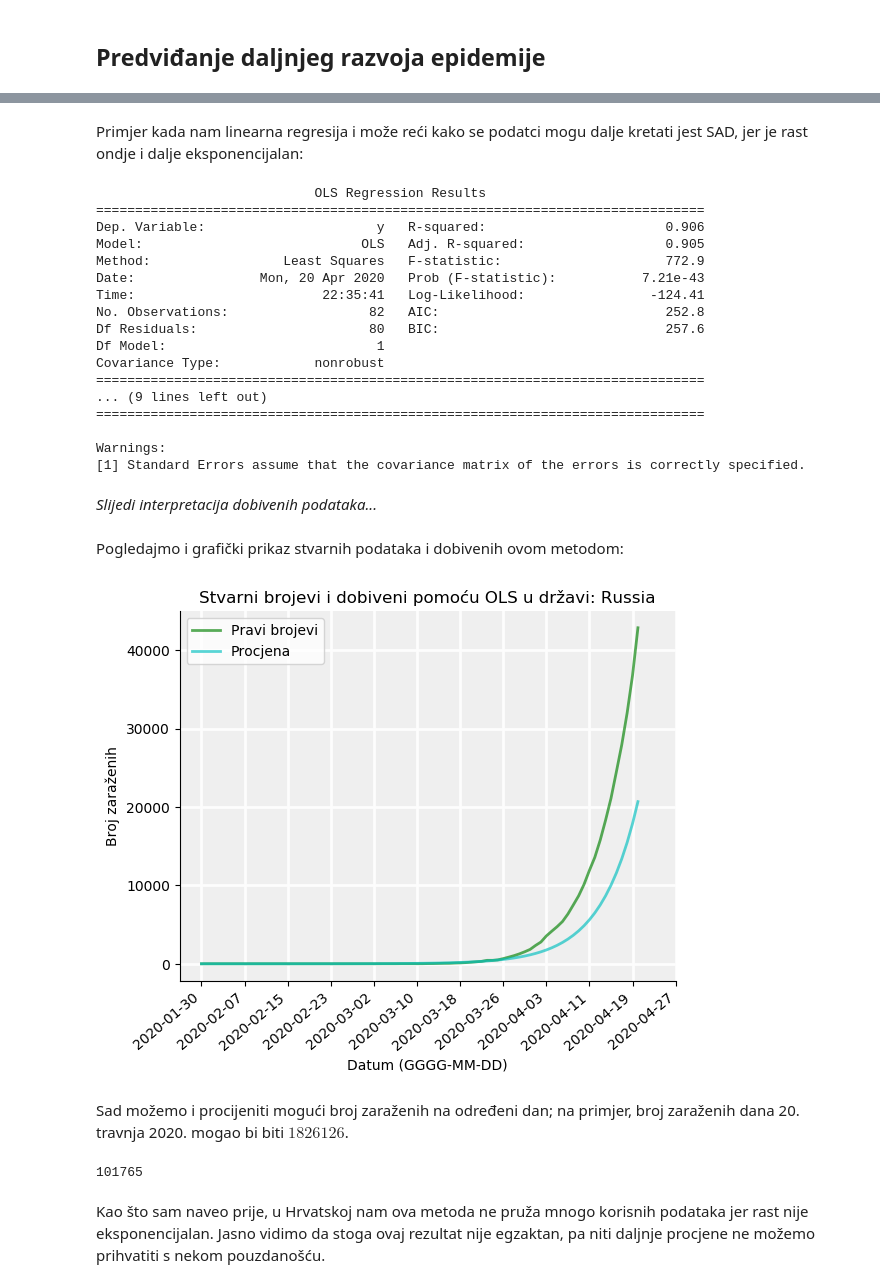
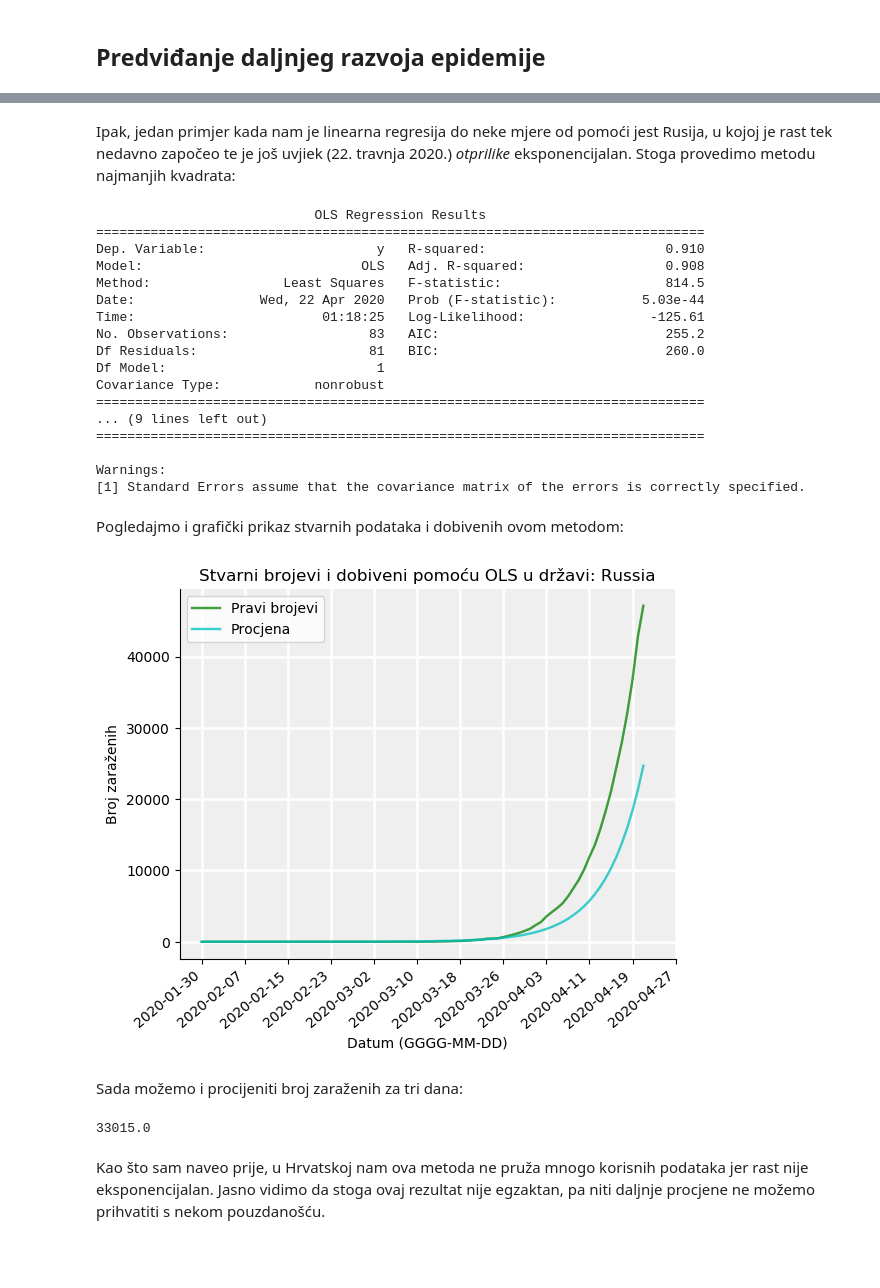
Before and after one commit to dominikmik195/mat_soft, a Jupyter notebook: corona_formal.ipynb, the cells around one changed output, grey strips where cells are left out. Cells and saved outputs as stored; diff of their text form; code cells hidden in the pictures; blank space fills up the shorter version.

Commit message:
Skoro gotovo
Detaljno uređivanje teksta i davanje smisla eseju. Zaokruživanje priče.
Male promjene u kodu, prilagodbe.
Dodavanje nekoliko slika.
Update podataka.

```diff
--- a/corona_formal.ipynb
+++ b/corona_formal.ipynb
@@ -8,0 +11,14 @@ Par činjenica unijeti, ne previše, ali ipak da znamo što je.
+# %%
+import matplotlib.pyplot as plt
+plt.rcParams['figure.max_open_warning'] = 250
+%matplotlib agg
+
+nazivi = {0:'Model koronavirusa', 1:'Cibetka', 2:'korona_model.jpg', 3:'cibetka.jpg'}
+
+fig1, ax1 = plt.subplots(1, 2, figsize=(10,3))
+for i in range(0, 2):
+    fig1.axes[i].get_xaxis().set_visible(False)
+    fig1.axes[i].get_yaxis().set_visible(False)
+    ax1[i].set_title(nazivi[i])
+    ax1[i].imshow(plt.imread(nazivi[i+2]), aspect='auto')
+fig1
@@ -30,10 +48,7 @@ import numpy as np
 import pandas as pd
 import requests
 
-url = 'https://opendata.ecdc.europa.eu/covid19/casedistribution/csv'
-file = requests.get(url)
-open('podatci.csv', 'wb').write(file.content)
-data = pd.read_csv('podatci.csv', encoding='utf-8')
+data = pd.read_csv('preuzmi.csv', encoding='utf-8')
 data = data.rename(columns={'dateRep': 'Date', 'cases': 'Cases', 'deaths': 'Deaths', 'countriesAndTerritories': 'Country', 'popData2018': 'Population'})
 data['Date'] = pd.to_datetime(dict(year=data['year'], month=data['month'], day=data['day']))
 del data['day'], data['month'], data['year'], data['geoId'], data['countryterritoryCode']
@@ -209,8 +242,8 @@ def podatci_graf_regresija(država):
     dates2 = np.array([base + np.timedelta64(i*n, 'D') for i in range (0, 12)])
     #također ne želimo da nam se prikaže apsolutno svaki datum jer je to nepregledno
     fig, ax = plt.subplots()
-    ax.plot(dates[broj_dana:], lista_dnevno_stanje(država, 'Cases')[broj_dana:], alpha=0.65, lw=2, c='g', label='Pravi brojevi')
-    ax.plot(dates[broj_dana:], np.vectorize(funkcija)(brojač_dana), alpha=0.65, c='c', lw=2, label='Procjena')
+    ax.plot(dates[broj_dana:], lista_dnevno_stanje(država, 'Cases')[broj_dana:], alpha=0.75, lw=1.75, c='g', label='Pravi brojevi')
+    ax.plot(dates[broj_dana:], np.vectorize(funkcija)(brojač_dana), alpha=0.75, c='c', lw=1.75, label='Procjena')
     plt.xticks(rotation=40, ha='right')
     for spine in ('top', 'right'):
         ax.spines[spine].set_visible(False)
@@ -222,21 +255,21 @@ def podatci_graf_regresija(država):
     ax.legend(loc = 'best')
     ax.grid(b=True, which='major', c='#fdfdfd', lw=2, ls='-')
     return [fig, funkcija]
-# %% [markdown]
-Primjer kada nam linearna regresija i može reći kako se podatci mogu dalje kretati jest SAD, jer je rast ondje i dalje eksponencijalan:
+# %% [markdown]
+Ipak, jedan primjer kada nam je linearna regresija do neke mjere od pomoći jest Rusija, u kojoj je rast tek nedavno započeo te je još uvjiek (22. travnja 2020.) <i>otprilike</i> eksponencijalan. Stoga provedimo metodu najmanjih kvadrata:
 # %%
-podatci_SAD = podatci_graf_regresija('Russia')
-funkcija_SAD = podatci_SAD[1]
+podatci = podatci_graf_regresija('Russia')
+funkcija = podatci[1]
 # %% [output]
                             OLS Regression Results
 ==============================================================================
-Dep. Variable:                      y   R-squared:                       0.906
-Model:                            OLS   Adj. R-squared:                  0.905
-Method:                 Least Squares   F-statistic:                     772.9
-Date:                Mon, 20 Apr 2020   Prob (F-statistic):           7.21e-43
-Time:                        22:35:41   Log-Likelihood:                -124.41
-No. Observations:                  82   AIC:                             252.8
-Df Residuals:                      80   BIC:                             257.6
+Dep. Variable:                      y   R-squared:                       0.910
+Model:                            OLS   Adj. R-squared:                  0.908
+Method:                 Least Squares   F-statistic:                     814.5
+Date:                Wed, 22 Apr 2020   Prob (F-statistic):           5.03e-44
+Time:                        01:18:25   Log-Likelihood:                -125.61
+No. Observations:                  83   AIC:                             255.2
+Df Residuals:                      81   BIC:                             260.0
 Df Model:                           1
 Covariance Type:            nonrobust
 ==============================================================================
@@ -246,18 +279,17 @@ Covariance Type:            nonrobust
 Warnings:
 [1] Standard Errors assume that the covariance matrix of the errors is correctly specified.
 # %% [markdown]
-<i>Slijedi interpretacija dobivenih podataka...</i><br><br>
 Pogledajmo i grafički prikaz stvarnih podataka i dobivenih ovom metodom:
 # %%
-podatci_SAD[0]
+podatci[0]
 # %% [output]
-[figure, old version]
+[figure, new version]
-# %% [markdown]
-Sad možemo i procijeniti mogući broj zaraženih na određeni dan; na primjer, broj zaraženih dana 20. travnja 2020. mogao bi biti $1826126$.
-# %%
-int(round(funkcija_SAD((dt.datetime(2020, 4, 20)-dt.datetime(2020, 1, 19)).days)))
-# %% [output]
-101765
+# %% [markdown]
+Sada možemo i procijeniti broj zaraženih za tri dana:
+# %%
+round(funkcija((dt.datetime(2, 2, 3).today()-dt.datetime(2020, 2, 1)).days+3))
+# %% [output]
+33015.0
 # %% [markdown]
 Kao što sam naveo prije, u Hrvatskoj nam ova metoda ne pruža mnogo korisnih podataka jer rast nije eksponencijalan. Jasno vidimo da stoga ovaj rezultat nije egzaktan, pa niti daljnje procjene ne možemo prihvatiti s nekom pouzdanošću.
 # %%
```
Also changed, not shown: parts of 28 cells of this notebook, 5 other files.
